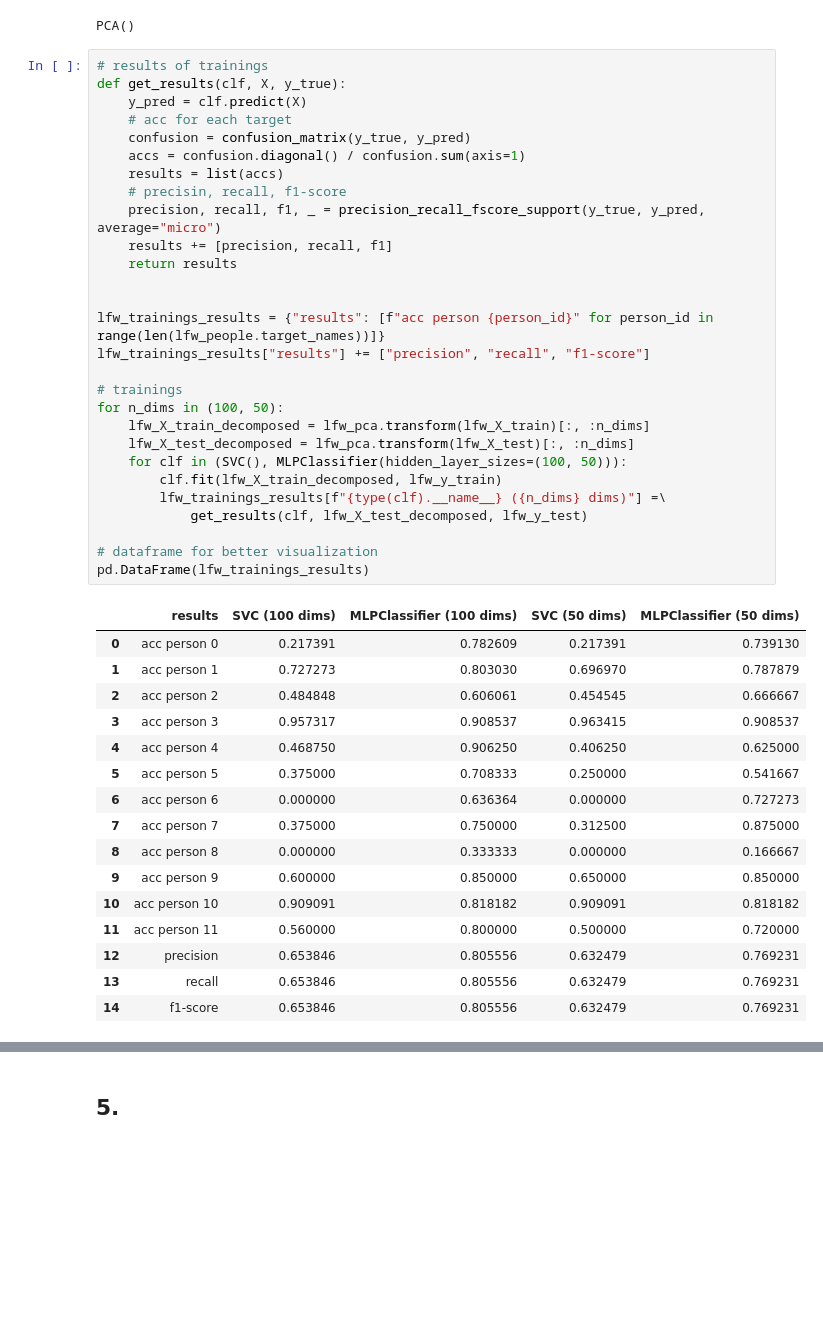
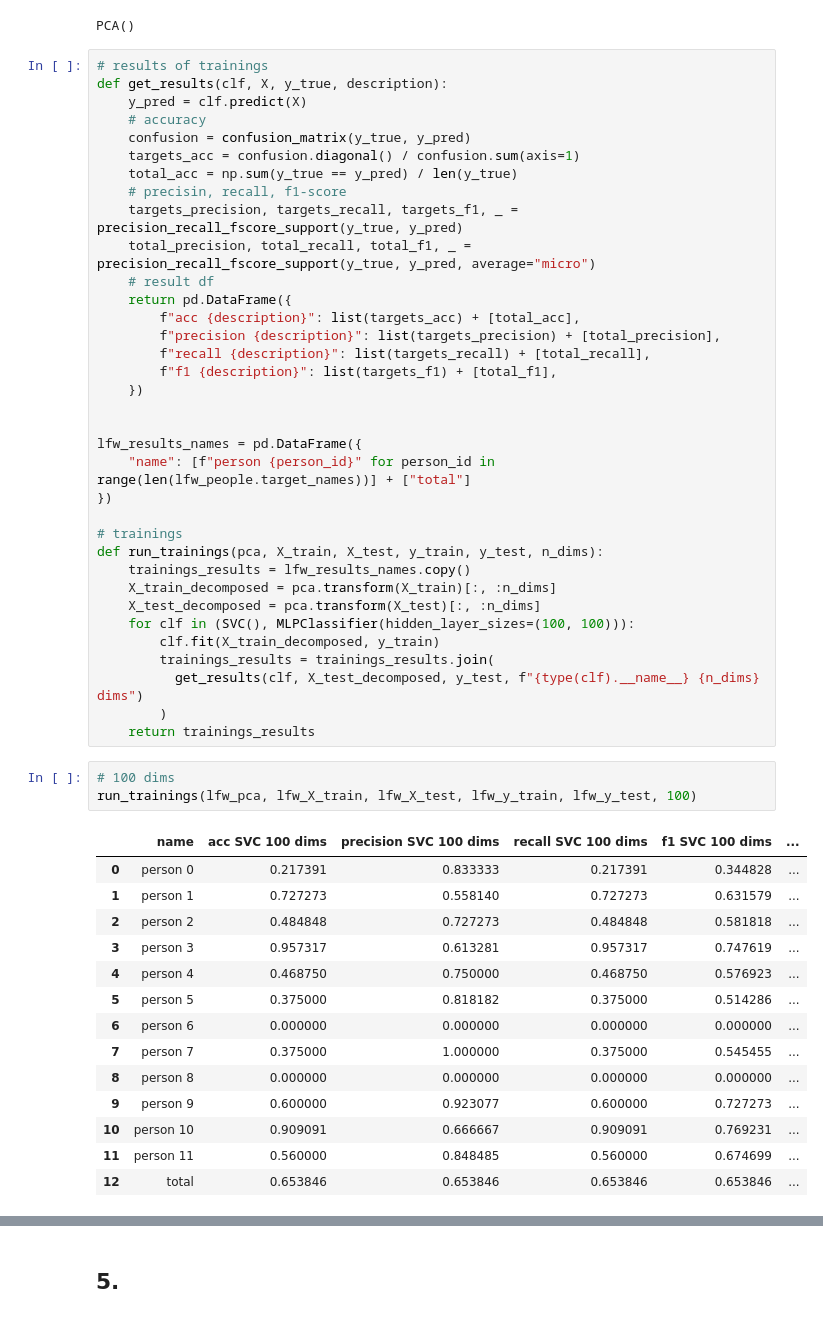
Before and after one commit to jupiterb/agh-data-science, a Jupyter notebook: 1/data_exploration/labs/lab1.ipynb, the cells around one changed output, grey strips where cells are left out. Cells and saved outputs as stored; diff of their text form; blank space fills up the shorter version.

```diff
--- a/1/data_exploration/labs/lab1.ipynb
+++ b/1/data_exploration/labs/lab1.ipynb
@@ -246,46 +246,54 @@ lfw_pca.fit(lfw_X_train)
 PCA()
 # %%
 # results of trainings
-def get_results(clf, X, y_true):
+def get_results(clf, X, y_true, description):
     y_pred = clf.predict(X)
-    # acc for each target
+    # accuracy
     confusion = confusion_matrix(y_true, y_pred)
-    accs = confusion.diagonal() / confusion.sum(axis=1)
-    results = list(accs)
+    targets_acc = confusion.diagonal() / confusion.sum(axis=1)
+    total_acc = np.sum(y_true == y_pred) / len(y_true)
     # precisin, recall, f1-score
-    precision, recall, f1, _ = precision_recall_fscore_support(y_true, y_pred, average="micro")
-    results += [precision, recall, f1]
-    return results
+    targets_precision, targets_recall, targets_f1, _ = precision_recall_fscore_support(y_true, y_pred)
+    total_precision, total_recall, total_f1, _ = precision_recall_fscore_support(y_true, y_pred, average="micro")
+    # result df
+    return pd.DataFrame({
+        f"acc {description}": list(targets_acc) + [total_acc],
+        f"precision {description}": list(targets_precision) + [total_precision],
+        f"recall {description}": list(targets_recall) + [total_recall],
+        f"f1 {description}": list(targets_f1) + [total_f1],
+    })
 
 
-lfw_trainings_results = {"results": [f"acc person {person_id}" for person_id in range(len(lfw_people.target_names))]}
-lfw_trainings_results["results"] += ["precision", "recall", "f1-score"]
+lfw_results_names = pd.DataFrame({
+    "name": [f"person {person_id}" for person_id in range(len(lfw_people.target_names))] + ["total"]
+})
 
 # trainings
-for n_dims in (100, 50):
-    lfw_X_train_decomposed = lfw_pca.transform(lfw_X_train)[:, :n_dims]
-    lfw_X_test_decomposed = lfw_pca.transform(lfw_X_test)[:, :n_dims]
-    for clf in (SVC(), MLPClassifier(hidden_layer_sizes=(100, 50))):
-        clf.fit(lfw_X_train_decomposed, lfw_y_train)
-        lfw_trainings_results[f"{type(clf).__name__} ({n_dims} dims)"] =\
-            get_results(clf, lfw_X_test_decomposed, lfw_y_test)
-
-# dataframe for better visualization
-pd.DataFrame(lfw_trainings_results)
+def run_trainings(pca, X_train, X_test, y_train, y_test, n_dims):
+    trainings_results = lfw_results_names.copy()
+    X_train_decomposed = pca.transform(X_train)[:, :n_dims]
+    X_test_decomposed = pca.transform(X_test)[:, :n_dims]
+    for clf in (SVC(), MLPClassifier(hidden_layer_sizes=(100, 100))):
+        clf.fit(X_train_decomposed, y_train)
+        trainings_results = trainings_results.join(
+          get_results(clf, X_test_decomposed, y_test, f"{type(clf).__name__} {n_dims} dims")
+        )
+    return trainings_results
-# %% [output]
-|  | results | SVC (100 dims) | MLPClassifier (100 dims) | SVC (50 dims) | MLPClassifier (50 dims) |
-| 0 | acc person 0 | 0.217391 | 0.782609 | 0.217391 | 0.739130 |
-| 1 | acc person 1 | 0.727273 | 0.803030 | 0.696970 | 0.787879 |
-| 2 | acc person 2 | 0.484848 | 0.606061 | 0.454545 | 0.666667 |
-| 3 | acc person 3 | 0.957317 | 0.908537 | 0.963415 | 0.908537 |
-| 4 | acc person 4 | 0.468750 | 0.906250 | 0.406250 | 0.625000 |
-| 5 | acc person 5 | 0.375000 | 0.708333 | 0.250000 | 0.541667 |
-| 6 | acc person 6 | 0.000000 | 0.636364 | 0.000000 | 0.727273 |
-| 7 | acc person 7 | 0.375000 | 0.750000 | 0.312500 | 0.875000 |
-| 8 | acc person 8 | 0.000000 | 0.333333 | 0.000000 | 0.166667 |
-| 9 | acc person 9 | 0.600000 | 0.850000 | 0.650000 | 0.850000 |
-| 10 | acc person 10 | 0.909091 | 0.818182 | 0.909091 | 0.818182 |
-| 11 | acc person 11 | 0.560000 | 0.800000 | 0.500000 | 0.720000 |
-| 12 | precision | 0.653846 | 0.805556 | 0.632479 | 0.769231 |
-| 13 | recall | 0.653846 | 0.805556 | 0.632479 | 0.769231 |
-| 14 | f1-score | 0.653846 | 0.805556 | 0.632479 | 0.769231 |
+# %%
+# 100 dims
+run_trainings(lfw_pca, lfw_X_train, lfw_X_test, lfw_y_train, lfw_y_test, 100)
+# %% [output]
+|  | name | acc SVC 100 dims | precision SVC 100 dims | recall SVC 100 dims | f1 SVC 100 dims | ... |
+| 0 | person 0 | 0.217391 | 0.833333 | 0.217391 | 0.344828 | ... |
+| 1 | person 1 | 0.727273 | 0.558140 | 0.727273 | 0.631579 | ... |
+| 2 | person 2 | 0.484848 | 0.727273 | 0.484848 | 0.581818 | ... |
+| 3 | person 3 | 0.957317 | 0.613281 | 0.957317 | 0.747619 | ... |
+| 4 | person 4 | 0.468750 | 0.750000 | 0.468750 | 0.576923 | ... |
+| 5 | person 5 | 0.375000 | 0.818182 | 0.375000 | 0.514286 | ... |
+| 6 | person 6 | 0.000000 | 0.000000 | 0.000000 | 0.000000 | ... |
+| 7 | person 7 | 0.375000 | 1.000000 | 0.375000 | 0.545455 | ... |
+| 8 | person 8 | 0.000000 | 0.000000 | 0.000000 | 0.000000 | ... |
+| 9 | person 9 | 0.600000 | 0.923077 | 0.600000 | 0.727273 | ... |
+| 10 | person 10 | 0.909091 | 0.666667 | 0.909091 | 0.769231 | ... |
+| 11 | person 11 | 0.560000 | 0.848485 | 0.560000 | 0.674699 | ... |
+| 12 | total | 0.653846 | 0.653846 | 0.653846 | 0.653846 | ... |
```
Also changed, not shown: parts of 19 cells of this notebook.
